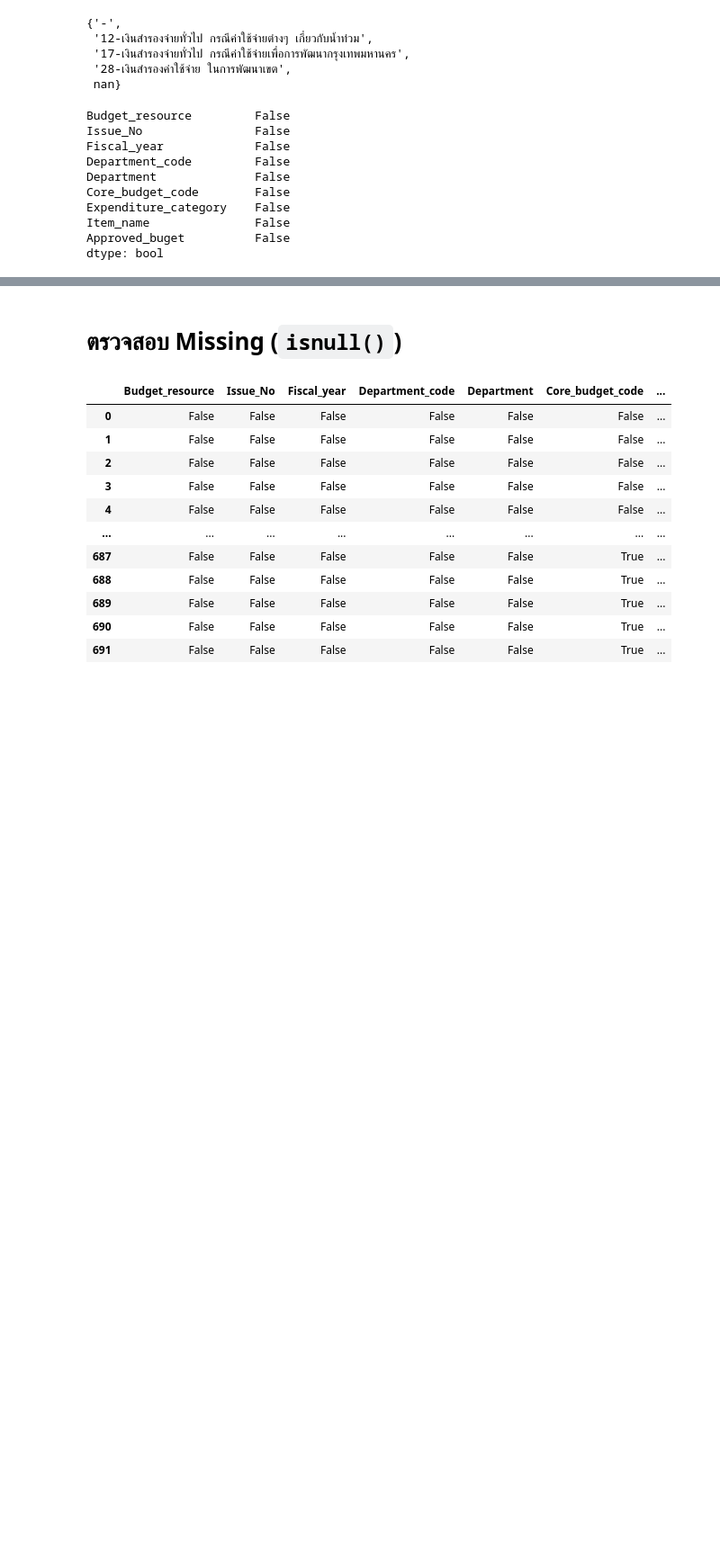
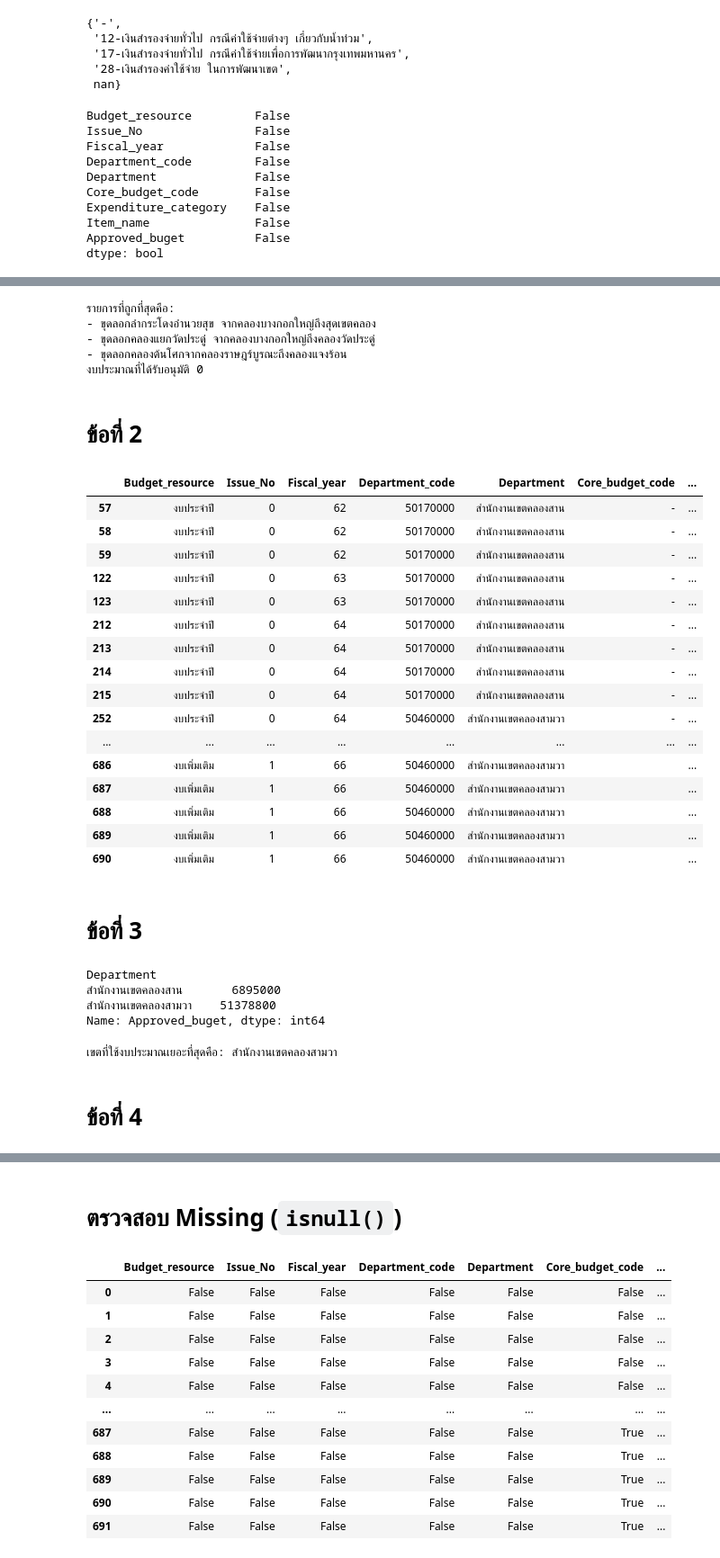
Before and after one commit to janjira24122544/Python_dataviz2023, a Jupyter notebook: Pandas101.ipynb, the cells around one changed output, grey strips where cells are left out. Shown at 90% size. Saved outputs shown, nothing was run; the diff lists cells and outputs as text; code cells hidden in the pictures; blank space fills up the shorter version.

```diff
--- a/Pandas101.ipynb
+++ b/Pandas101.ipynb
@@ -792,0 +829,54 @@ dtype: bool
+# %%
+print("รายการที่ถูกที่สุดคือ:")
+for item in min_items:
+    print("-", item)
+print("งบประมาณที่ได้รับอนุมัติ",min)
+# %% [output]
+รายการที่ถูกที่สุดคือ:
+- ขุดลอกลำกระโดงอำนวยสุข จากคลองบางกอกใหญ่ถึงสุดเขตคลอง
+- ขุดลอกคลองแยกวัดประดู่ จากคลองบางกอกใหญ่ถึงคลองวัดประดู่
+- ขุดลอกคลองต้นโศกจากคลองราษฎร์บูรณะถึงคลองแจงร้อน
+งบประมาณที่ได้รับอนุมัติ 0
+# %% [markdown]
+# ข้อที่ 2
+# %%
+departments = ['สำนักงานเขตคลองสาน', 'สำนักงานเขตคลองสามวา']
+data_1= data1[data1['Department'].isin(departments)]
+data_1
+# %% [output]
+|  | Budget_resource | Issue_No | Fiscal_year | Department_code | Department | Core_budget_code | ... |
+| 57 | งบประจำปี | 0 | 62 | 50170000 | สำนักงานเขตคลองสาน | - | ... |
+| 58 | งบประจำปี | 0 | 62 | 50170000 | สำนักงานเขตคลองสาน | - | ... |
+| 59 | งบประจำปี | 0 | 62 | 50170000 | สำนักงานเขตคลองสาน | - | ... |
+| 122 | งบประจำปี | 0 | 63 | 50170000 | สำนักงานเขตคลองสาน | - | ... |
+| 123 | งบประจำปี | 0 | 63 | 50170000 | สำนักงานเขตคลองสาน | - | ... |
+| 212 | งบประจำปี | 0 | 64 | 50170000 | สำนักงานเขตคลองสาน | - | ... |
+| 213 | งบประจำปี | 0 | 64 | 50170000 | สำนักงานเขตคลองสาน | - | ... |
+| 214 | งบประจำปี | 0 | 64 | 50170000 | สำนักงานเขตคลองสาน | - | ... |
+| 215 | งบประจำปี | 0 | 64 | 50170000 | สำนักงานเขตคลองสาน | - | ... |
+| 252 | งบประจำปี | 0 | 64 | 50460000 | สำนักงานเขตคลองสามวา | - | ... |
+| ... | ... | ... | ... | ... | ... | ... | ... |
+| 686 | งบเพิ่มเติม | 1 | 66 | 50460000 | สำนักงานเขตคลองสามวา |  | ... |
+| 687 | งบเพิ่มเติม | 1 | 66 | 50460000 | สำนักงานเขตคลองสามวา |  | ... |
+| 688 | งบเพิ่มเติม | 1 | 66 | 50460000 | สำนักงานเขตคลองสามวา |  | ... |
+| 689 | งบเพิ่มเติม | 1 | 66 | 50460000 | สำนักงานเขตคลองสามวา |  | ... |
+| 690 | งบเพิ่มเติม | 1 | 66 | 50460000 | สำนักงานเขตคลองสามวา |  | ... |
+# %% [markdown]
+# ข้อที่ 3
+# %%
+# หาผลรวมของงบประมาณที่อนุมัติในแต่ละเขต
+Budget = data_1.groupby('Department')['Approved_buget'].sum()
+Budget
+# %% [output]
+Department
+สำนักงานเขตคลองสาน       6895000
+สำนักงานเขตคลองสามวา    51378800
+Name: Approved_buget, dtype: int64
+# %%
+# เขตที่ใช้งบประมาณเยอะที่สุด
+max_budgett = Budget.idxmax()
+print(f"เขตที่ใช้งบประมาณเยอะที่สุดคือ:",max_budgett)
+# %% [output]
+เขตที่ใช้งบประมาณเยอะที่สุดคือ: สำนักงานเขตคลองสามวา
+# %% [markdown]
+# ข้อที่ 4
```
Also changed, not shown: parts of 17 cells of this notebook.
